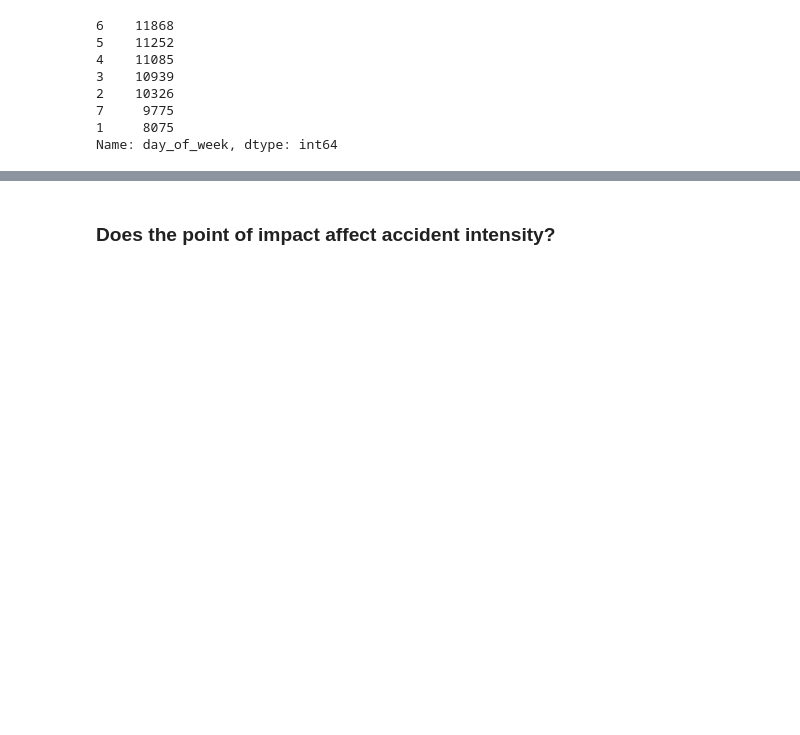
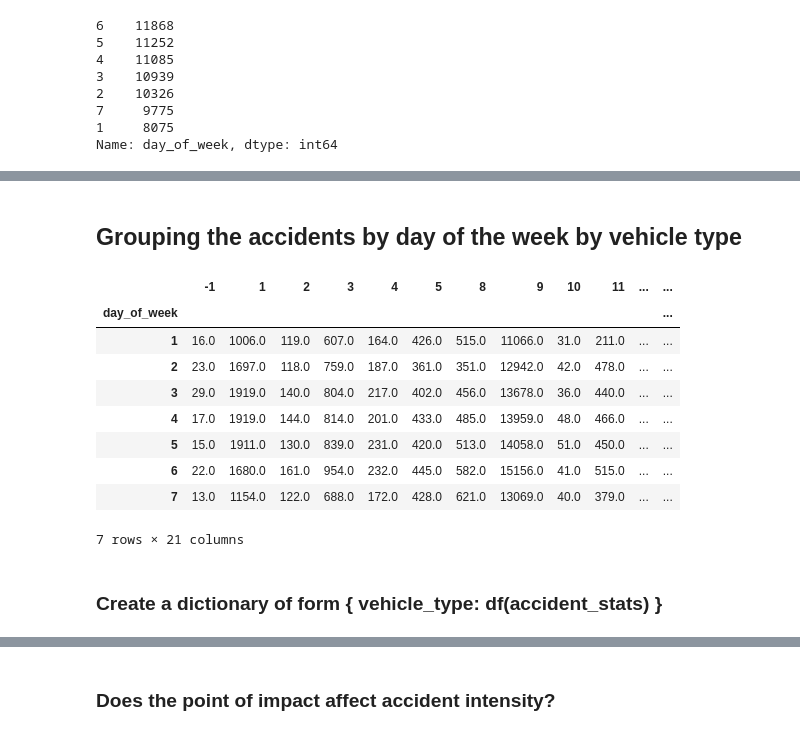
Before and after one commit to jakegodsall/road-traffic-accidents-2019, a Jupyter notebook: notebooks/EDA.ipynb, the cells around one changed output, grey strips where cells are left out. Cells and saved outputs as stored; diff of their text form; code cells hidden in the pictures; blank space fills up the shorter version.

```diff
--- a/notebooks/EDA.ipynb
+++ b/notebooks/EDA.ipynb
@@ -105,0 +174,23 @@ Name: day_of_week, dtype: int64
+# %% [markdown]
+## Grouping the accidents by day of the week by vehicle type
+# %%
+vehicle_by_day = group_by_day(accidents_vehicles, 'vehicle_type', True)
+vehicle_by_day = vehicle_by_day.drop('vehicle_type', axis=1)
+
+vehicle_type_ref = pd.read_csv(additional_data_dir / 'vehicle_type.csv')
+labels = vehicle_type_ref.set_index('code').to_dict()['label']
+
+vehicle_by_day
+# %% [output]
+|  | -1 | 1 | 2 | 3 | 4 | 5 | 8 | 9 | 10 | 11 | ... | ... |
+| day_of_week |  |  |  |  |  |  |  |  |  |  |  | ... |
+| 1 | 16.0 | 1006.0 | 119.0 | 607.0 | 164.0 | 426.0 | 515.0 | 11066.0 | 31.0 | 211.0 | ... | ... |
+| 2 | 23.0 | 1697.0 | 118.0 | 759.0 | 187.0 | 361.0 | 351.0 | 12942.0 | 42.0 | 478.0 | ... | ... |
+| 3 | 29.0 | 1919.0 | 140.0 | 804.0 | 217.0 | 402.0 | 456.0 | 13678.0 | 36.0 | 440.0 | ... | ... |
+| 4 | 17.0 | 1919.0 | 144.0 | 814.0 | 201.0 | 433.0 | 485.0 | 13959.0 | 48.0 | 466.0 | ... | ... |
+| 5 | 15.0 | 1911.0 | 130.0 | 839.0 | 231.0 | 420.0 | 513.0 | 14058.0 | 51.0 | 450.0 | ... | ... |
+| 6 | 22.0 | 1680.0 | 161.0 | 954.0 | 232.0 | 445.0 | 582.0 | 15156.0 | 41.0 | 515.0 | ... | ... |
+| 7 | 13.0 | 1154.0 | 122.0 | 688.0 | 172.0 | 428.0 | 621.0 | 13069.0 | 40.0 | 379.0 | ... | ... |
+7 rows × 21 columns
+# %% [markdown]
+### Create a dictionary of form { vehicle_type: df(accident_stats) }
```
Also changed, not shown: parts of 18 cells of this notebook, 4 other files.
